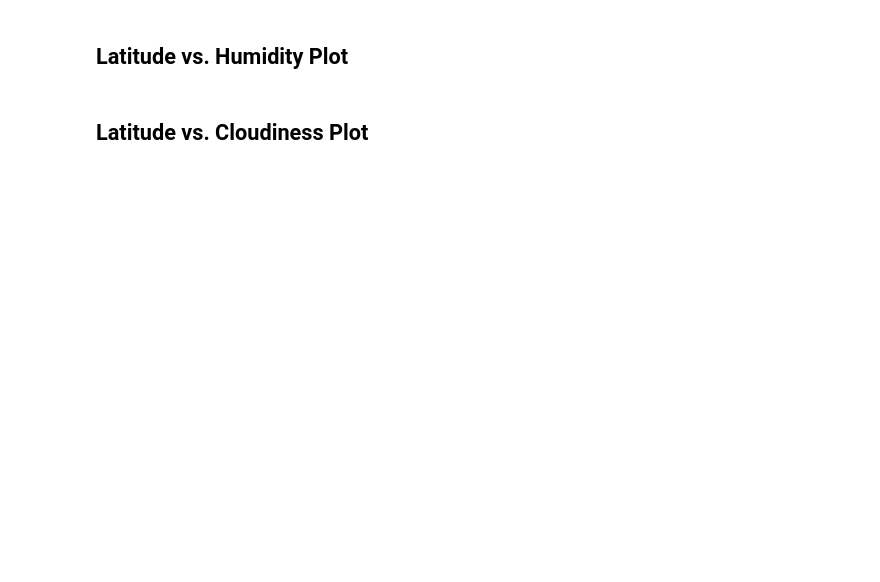
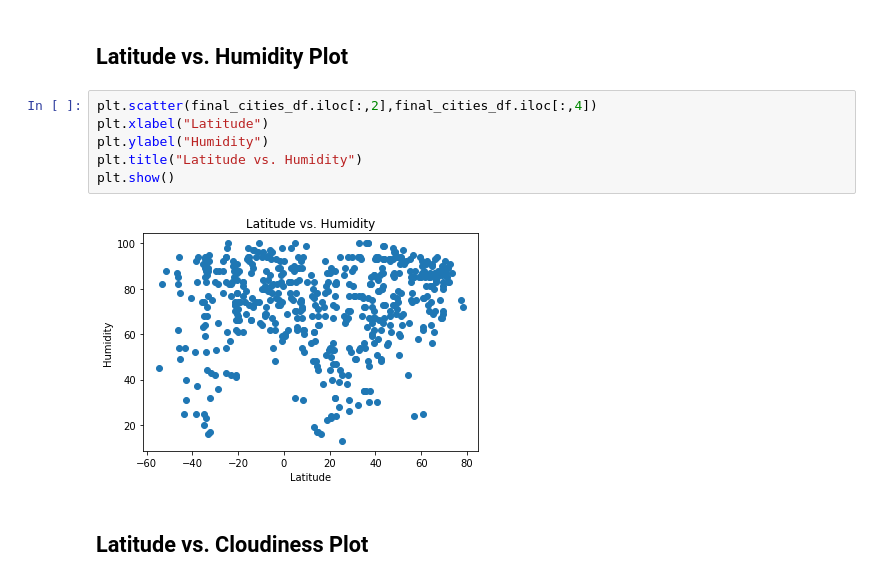
Before and after one commit to zpoeschl/python-api-challenge, a Jupyter notebook: WeatherPy/zpoeschl_WeatherPy.ipynb, the cells around one changed output. Drawn from its saved outputs; the diff is of its cells as text; blank space fills up the shorter version.

```diff
--- a/WeatherPy/zpoeschl_WeatherPy.ipynb
+++ b/WeatherPy/zpoeschl_WeatherPy.ipynb
@@ -157,4 +165,12 @@ humidity_error
 # %% [markdown]
 ## Latitude vs. Humidity Plot
+# %%
+plt.scatter(final_cities_df.iloc[:,2],final_cities_df.iloc[:,4])
+plt.xlabel("Latitude")
+plt.ylabel("Humidity")
+plt.title("Latitude vs. Humidity")
+plt.show()
+# %% [output]
+[figure, added]
 # %% [markdown]
 ## Latitude vs. Cloudiness Plot
```
Also changed, not shown: parts of 3 cells of this notebook.
